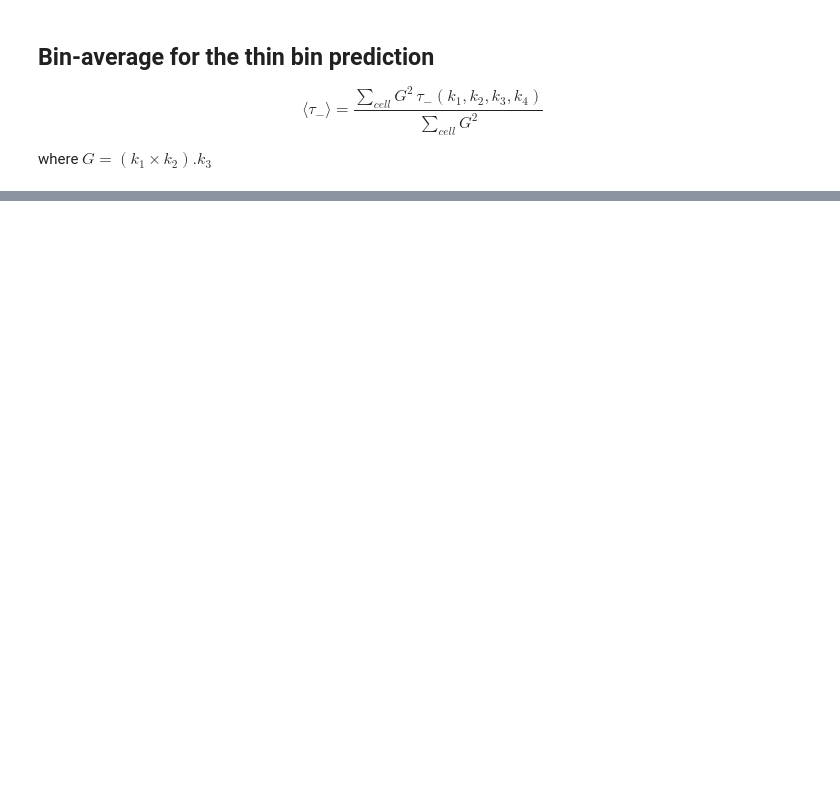
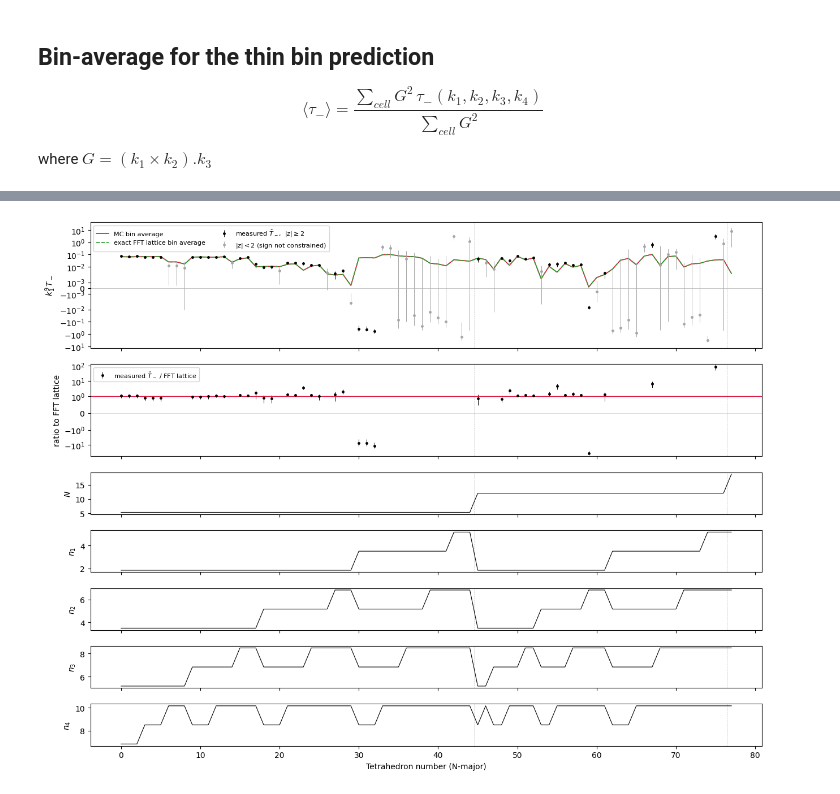
Before and after one commit to huyphunguyen/PolyBin3D_tspec, a Jupyter notebook: test_tspec_tm.ipynb, the cells around one changed output, grey strips where cells are left out. Drawn from its saved outputs; the diff is of its cells as text; code cells hidden in the pictures; blank space fills up the shorter version.

```diff
--- a/test_tspec_tm.ipynb
+++ b/test_tspec_tm.ipynb
@@ -846,0 +1152,77 @@ ratio panel: 236/1081 cells kept   median meas/theory +1.069   [16-84%: +0.875,
+# %%
+if 'T_meas' not in globals():
+    raise RuntimeError("run the measured-vs-binned-theory cell first (T_meas undefined)")
+
+WHICH = 'meas'      # 'meas' -> measurement vs theory (top cell);  'mcfft' -> MC vs FFT
+
+sel_N = sel_p & (np.isfinite(tau_lat) if HAVE_LAT else True)
+_si, _Bi = np.nonzero(sel_N)
+
+# lexsort: LAST key is primary.  B first, then n1 < n2 < n3 < n4 inside each diagonal bin.
+_srt = np.sort(np.array(ts_pv.shapes_odd), axis=1)
+_o   = np.lexsort((_srt[_si, 3], _srt[_si, 2], _srt[_si, 1], _srt[_si, 0], _Bi))
+si_N, Bi_N = _si[_o], _Bi[_o]
+ntet_N = np.arange(si_N.size)
+_edge  = np.flatnonzero(np.diff(Bi_N)) + 0.5          # diagonal-bin boundaries
+
+print("tetrahedra plotted: %d   ordering: N slowest, then n1<n2<n3<n4" % si_N.size)
+print("cells per diagonal bin:", np.bincount(Bi_N, minlength=ts_pv.n_diag))
+
+if WHICH == 'meas':
+    y0, ye0, lab0 = (w_k1*T_meas)[si_N, Bi_N], (w_k1*T_err)[si_N, Bi_N], r'measured $\hat T_-$'
+    yc0, lc0 = (w_k1*T_thy)[si_N, Bi_N], r'MC bin average'
+    z0 = (par*tau_hat/tau_err)[si_N, Bi_N]
+else:
+    y0, ye0 = (w_k1*par*G_rms*tau_binned)[si_N, Bi_N], (w_k1*G_rms*np.abs(tau_binned)*tau_mc_rel)[si_N, Bi_N]
+    lab0, yc0, lc0 = r'MC bin average $\pm\,\sigma_{\rm MC}$', None, None
+    z0 = np.full(si_N.size, np.inf)                   # every point "significant"
+yl0 = (w_k1*T_latt)[si_N, Bi_N] if HAVE_LAT else None
+sig_N = np.abs(z0) >= 2
+
+fig, ax = plt.subplots(7, 1, figsize=(13, 10), sharex=True,
+                       gridspec_kw=dict(height_ratios=[3, 2.2, 1, 1, 1, 1, 1]))
+
+a = ax[0]
+if yc0 is not None:
+    a.plot(ntet_N, yc0, '-', color='crimson', lw=1.2, label=lc0)
+if HAVE_LAT:
+    a.plot(ntet_N, yl0, '--', color='tab:green', lw=1.2, label=r'exact FFT lattice bin average')
+a.errorbar(ntet_N[sig_N], y0[sig_N], yerr=ye0[sig_N], fmt='o', ms=2.5, lw=0.7, color='k',
+           label=lab0 + (r',  $|z|\geq2$' if WHICH == 'meas' else ''))
+if (~sig_N).any():
+    a.errorbar(ntet_N[~sig_N], y0[~sig_N], yerr=ye0[~sig_N], fmt='o', ms=2.5, lw=0.7,
+               color='0.65', label=r'$|z|<2$ (sign not constrained)')
+_stack = [y0] + [v for v in (yc0, yl0) if v is not None]
+_lt = np.nanpercentile(np.abs(np.concatenate(_stack)), 5)
+a.set_yscale('symlog', linthresh=max(_lt, 1e-300))
+a.axhline(0, color='0.7', lw=0.5)
+a.set_ylabel(r"$k_1^9\,T_-$")
+a.legend(fontsize=8, ncol=2)
+
+# Ratio against the exact FFT column when it exists, else against the MC one.
+a = ax[1]
+_den, _dlab = (yl0, 'FFT lattice') if HAVE_LAT else (yc0, 'MC theory')
+_ok = sig_N & np.isfinite(_den) & (_den != 0)
+a.errorbar(ntet_N[_ok], (y0/_den)[_ok], yerr=(ye0/np.abs(_den))[_ok], fmt='o', ms=2.5,
+           lw=0.7, color='k', label='%s / %s' % (lab0.split(',')[0], _dlab))
+a.axhline(1, color='crimson', lw=1.0)
+a.axhline(0, color='0.8', lw=0.5)
+a.set_yscale('symlog', linthresh=1.0)
+a.set_ylabel(r"ratio to %s" % _dlab)
+a.legend(fontsize=8)
+print("ratio panel: %d/%d cells kept   median %+.3f   [16-84%%: %+.3f, %+.3f]"
+      % (int(_ok.sum()), _ok.size, np.median((y0/_den)[_ok]),
+         *np.percentile((y0/_den)[_ok], [16, 84])))
+
+labels = [r"$N$", r"$n_1$", r"$n_2$", r"$n_3$", r"$n_4$"]     # N first: it leads the sort
+cols = [0.5*(diag_pv[:-1] + diag_pv[1:])[Bi_N],
+        kw[si_N, 0], kw[si_N, 1], kw[si_N, 2], kw[si_N, 3]]
+for a, lab, c in zip(ax[2:], labels, cols):
+    a.plot(ntet_N, c/k_f_pv, lw=0.8, color='k')
+    a.set_ylabel(lab)
+for a in ax:
+    for x in _edge:
+        a.axvline(x, color='0.8', lw=0.5, ls='--', zorder=0)
+ax[-1].set_xlabel("Tetrahedron number (N-major)")
+fig.tight_layout()
+# %% [output]
@@ -846,0 +1232 @@ ratio panel: 236/1081 cells kept   median meas/theory +1.069   [16-84%: +0.875,
+[figure, added]
```
Also changed, not shown: parts of 17 cells of this notebook.
